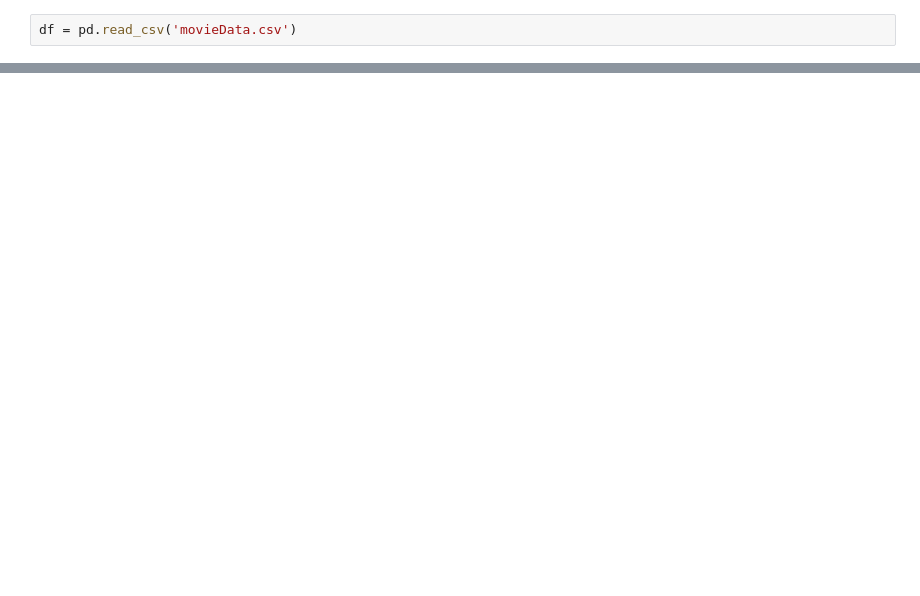
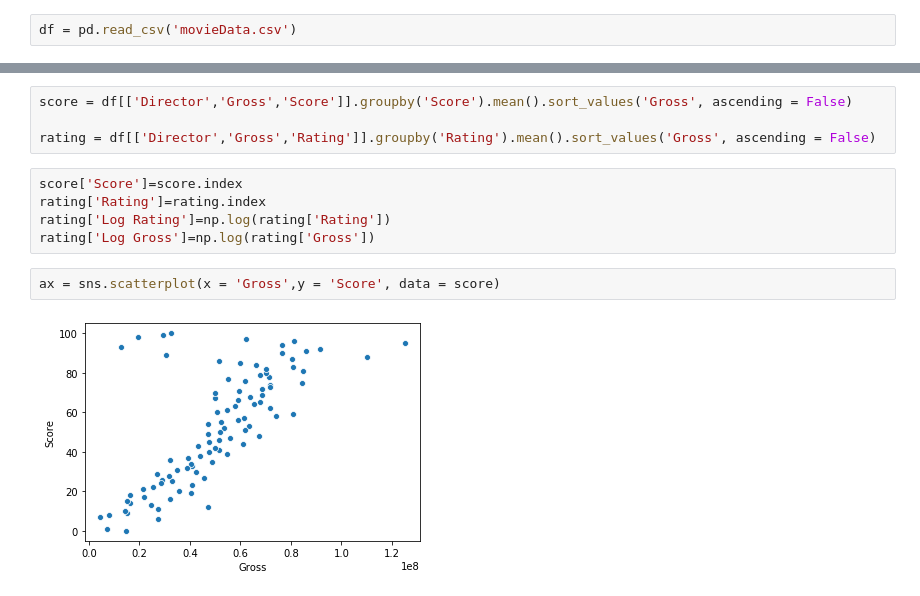
Before and after one commit to CaryMosley/Mod1Project, a Jupyter notebook: CaryDataClean.ipynb, the cells around one changed output, grey strips where cells are left out. Saved outputs shown, nothing was run; the diff lists cells and outputs as text; blank space fills up the shorter version.

```diff
--- a/CaryDataClean.ipynb
+++ b/CaryDataClean.ipynb
@@ -24,0 +64,13 @@ df.shape
+# %%
+score = df[['Director','Gross','Score']].groupby('Score').mean().sort_values('Gross', ascending = False)
+
+rating = df[['Director','Gross','Rating']].groupby('Rating').mean().sort_values('Gross', ascending = False)
+# %%
+score['Score']=score.index
+rating['Rating']=rating.index
+rating['Log Rating']=np.log(rating['Rating'])
+rating['Log Gross']=np.log(rating['Gross'])
+# %%
+ax = sns.scatterplot(x = 'Gross',y = 'Score', data = score)
+# %% [output]
+[figure, added]
```
Also changed, not shown: parts of 11 cells of this notebook, 1 other file.
